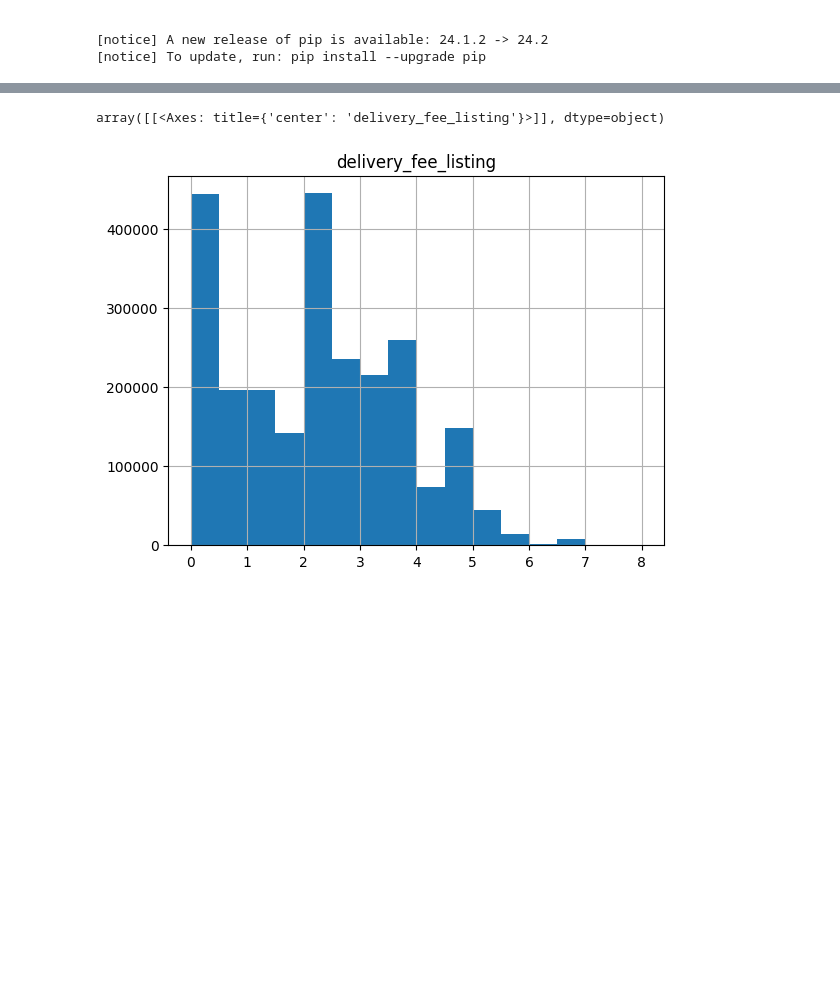
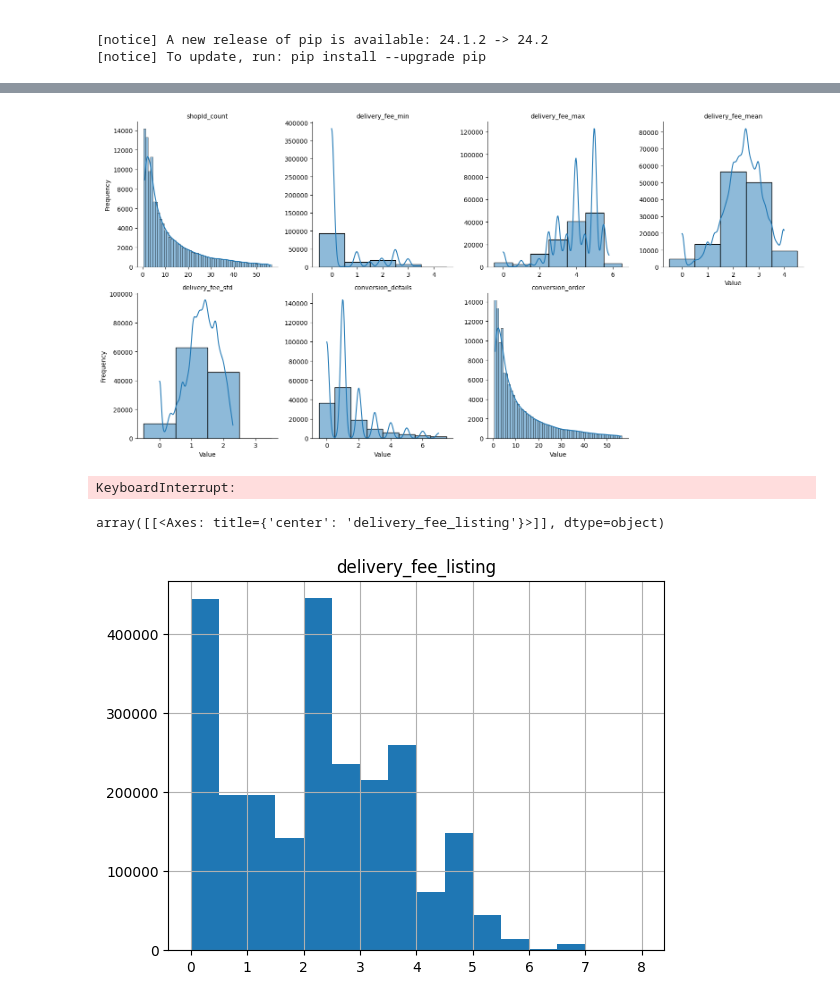
Before and after one commit to shazebasad-dh/https---github.com-deliveryhero-global_pricing, a Jupyter notebook: team/Shazeb/Impressions_data/analysis.ipynb, the cells around one changed output, grey strips where cells are left out. Drawn from its saved outputs; the diff is of its cells as text; code cells hidden in the pictures; blank space fills up the shorter version.

```diff
--- a/team/Shazeb/Impressions_data/analysis.ipynb
+++ b/team/Shazeb/Impressions_data/analysis.ipynb
@@ -198,7 +181,7 @@ def impression_details():
                 ,coalesce(CAST(NULLIF(REGEXP_EXTRACT(coalesce(json_value(eventVariables_json, "$.vendorDeliveryFee"), json_value(eventVariables_json, "$.shopDeliveryFee")),  r'([0-9]+\.?[0-9]*)'), '') AS FLOAT64),0) df_impressions
         FROM `fulfillment-dwh-production.curated_data_shared_coredata_tracking.perseus_events`
         WHERE partition_date BETWEEN '2024-06-01' and '2024-06-03'
-                AND eventAction IN ('transaction.clicked','transaction')
+                AND eventAction IN ('transaction')
                 AND global_entity_id IN ('MJM_AT')
                 --AND session_key = "+1AKPADvqmx7KBN0FLfpxw=="
         )
@@ -240,0 +230,14 @@ details = client.query(impression_details()).to_dataframe()
+# %%
+# group data on session level
+result = details.groupby('session_key').agg({
+    'shopId': 'count',
+    'delivery_fee_listing': ['min', 'max', 'mean', 'std'],
+    'converted_details_page': 'sum',
+    'converted_order':'sum'
+})
+
+result.columns = ['shopId_count', 'delivery_fee_min', 'delivery_fee_max', 'delivery_fee_mean', 'delivery_fee_std','conversion_details','conversion_order']
+
+result = result.reset_index()
+
+print(result)
@@ -241,3 +303,39 @@ details = client.query(impression_details()).to_dataframe()
+# %%
+long_df = pd.melt(result)
+
+long_df = long_df[~long_df['variable'].isin(['session_key'])]
+
+long_df['value'] = long_df['value'].astype(float)
+
+percentiles = long_df.groupby('variable')['value'].quantile(0.95).reset_index()
+percentiles.rename(columns={'value': '95th_percentile'}, inplace=True)
+
+long_df = pd.merge(long_df, percentiles, on='variable')
+
+long_df = long_df[long_df['value'] <= long_df['95th_percentile']]
+
+g = sns.FacetGrid(long_df, col="variable", col_wrap=4, height=4, sharex=False, sharey=False)
+
+g.map(sns.histplot, "value", kde=True, discrete=True)
+
+g.set_titles("{col_name}")
+g.set_axis_labels("Value", "Frequency")
+plt.tight_layout()
+
+# Show the plot
+plt.show()
+# %% [output]
+[figure, added]
+# %%
+result['shopId_count'].describe()
+
+result['shopId_count'].plot(kind='bar', color='skyblue')
+plt.title('Summary Statistics of shopId_count')
+plt.ylabel('Value')
+plt.xticks(rotation=45)
+plt.show()
+# %% [output]
+KeyboardInterrupt:
 # %%
 details.hist(column='delivery_fee_listing', bins = [0,0.5,1.5,2,2.5,3,3.5,4,4.5,5,5.5,6,6.5,7,7.5,8])
 # %% [output]
```
Also changed, not shown: parts of 6 cells of this notebook, 1 other file.
